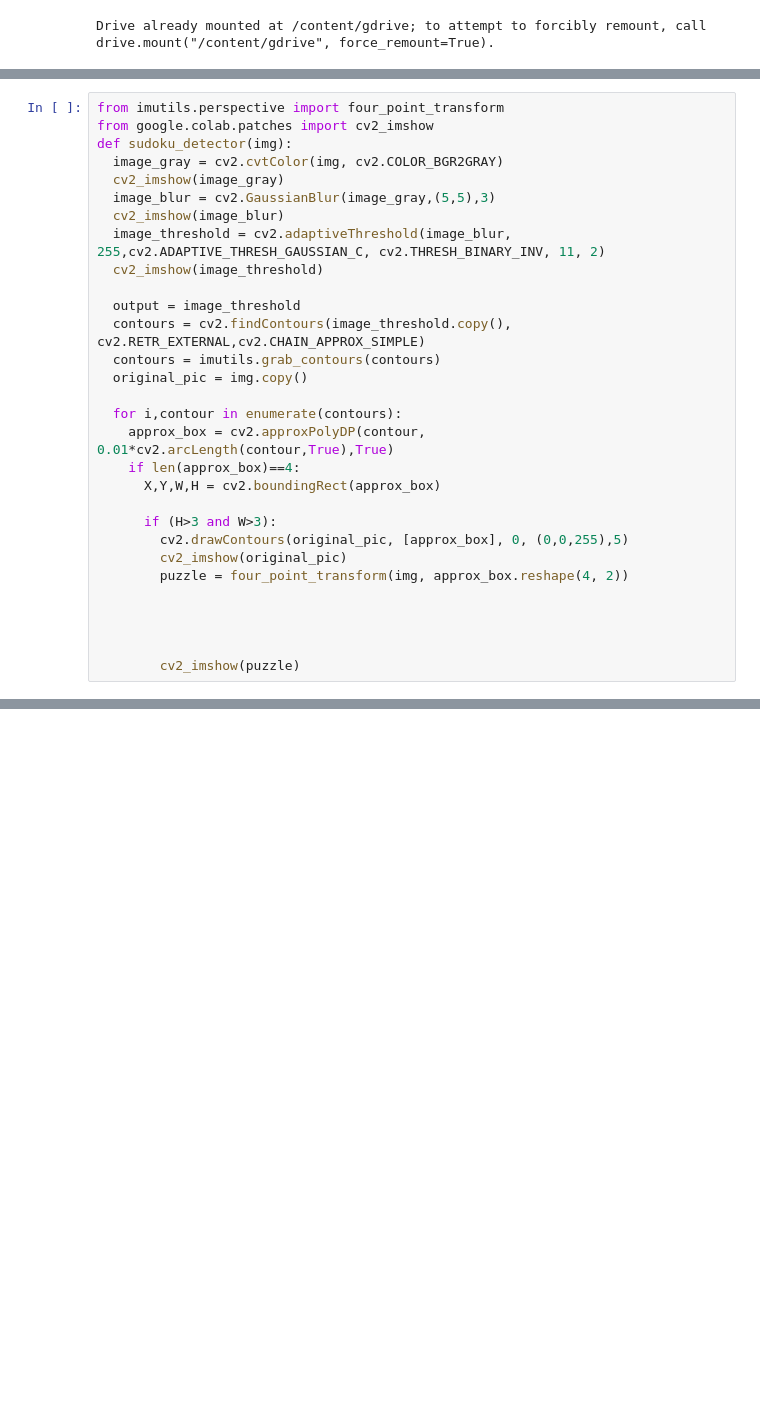
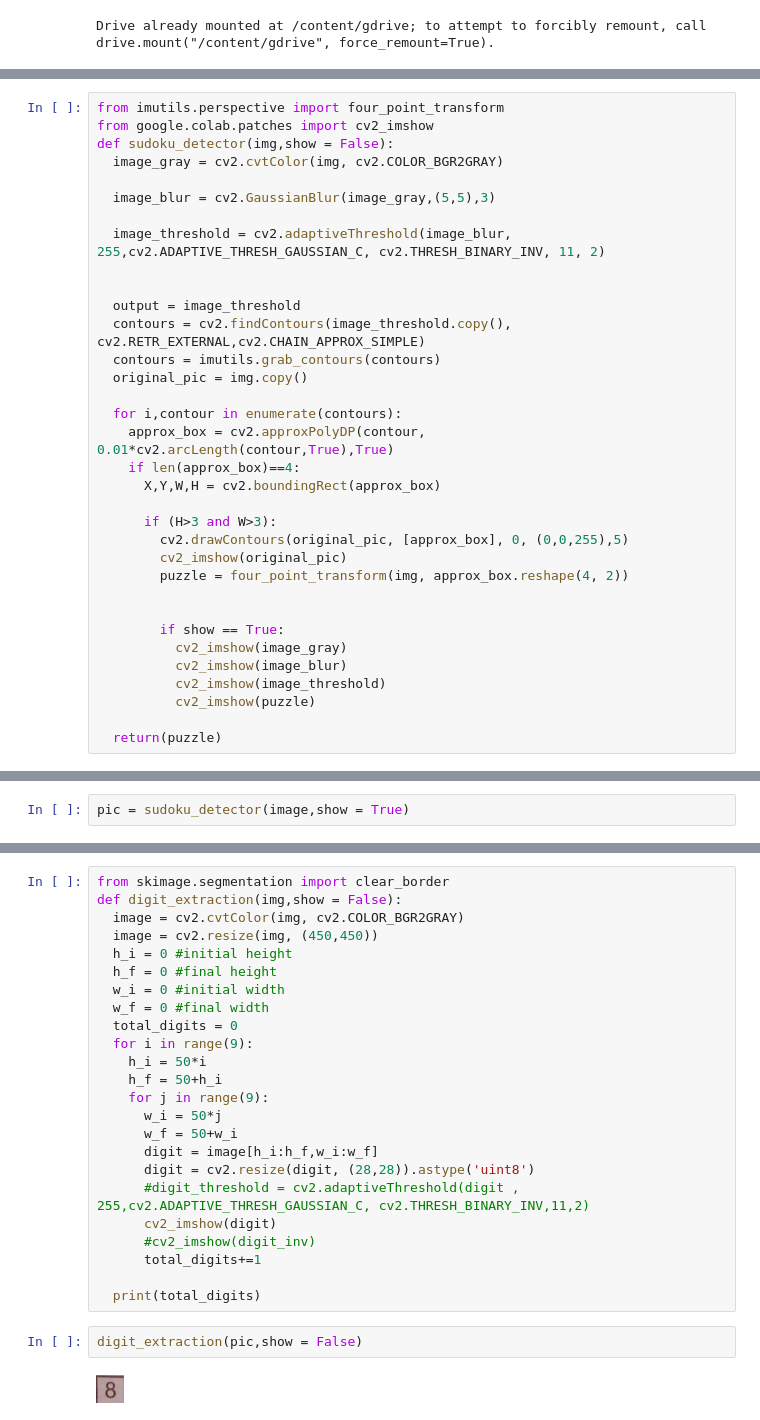
Before and after one commit to shreyas1209/Sudoku_Solver_App, a Jupyter notebook: sudoku_detector.ipynb, the cells around one changed output, grey strips where cells are left out. Cells and saved outputs as stored; diff of their text form; blank space fills up the shorter version.

```diff
--- a/sudoku_detector.ipynb
+++ b/sudoku_detector.ipynb
@@ -27,13 +27,13 @@ Transforms on image:
 # %%
 from imutils.perspective import four_point_transform
 from google.colab.patches import cv2_imshow
-def sudoku_detector(img):
+def sudoku_detector(img,show = False):
   image_gray = cv2.cvtColor(img, cv2.COLOR_BGR2GRAY)
-  cv2_imshow(image_gray)
+
   image_blur = cv2.GaussianBlur(image_gray,(5,5),3)
-  cv2_imshow(image_blur)
+
   image_threshold = cv2.adaptiveThreshold(image_blur, 255,cv2.ADAPTIVE_THRESH_GAUSSIAN_C, cv2.THRESH_BINARY_INV, 11, 2)
-  cv2_imshow(image_threshold)
+
 
   output = image_threshold
   contours = cv2.findContours(image_threshold.copy(), cv2.RETR_EXTERNAL,cv2.CHAIN_APPROX_SIMPLE)
@@ -51,6 +51,10 @@ def sudoku_detector(img):
         puzzle = four_point_transform(img, approx_box.reshape(4, 2))
 
 
+        if show == True:
+          cv2_imshow(image_gray)
+          cv2_imshow(image_blur)
+          cv2_imshow(image_threshold)
+          cv2_imshow(puzzle)
 
-
-        cv2_imshow(puzzle)
+  return(puzzle)
@@ -104,0 +61,2 @@ sudoku_detector(image4)
+# %%
+pic = sudoku_detector(image,show = True)
@@ -104,0 +81,28 @@ sudoku_detector(image4)
+# %%
+from skimage.segmentation import clear_border
+def digit_extraction(img,show = False):
+  image = cv2.cvtColor(img, cv2.COLOR_BGR2GRAY)
+  image = cv2.resize(img, (450,450))
+  h_i = 0 #initial height
+  h_f = 0 #final height
+  w_i = 0 #initial width
+  w_f = 0 #final width
+  total_digits = 0
+  for i in range(9):
+    h_i = 50*i
+    h_f = 50+h_i
+    for j in range(9):
+      w_i = 50*j
+      w_f = 50+w_i
+      digit = image[h_i:h_f,w_i:w_f]
+      digit = cv2.resize(digit, (28,28)).astype('uint8')
+      #digit_threshold = cv2.adaptiveThreshold(digit , 255,cv2.ADAPTIVE_THRESH_GAUSSIAN_C, cv2.THRESH_BINARY_INV,11,2)
+      cv2_imshow(digit)
+      #cv2_imshow(digit_inv)
+      total_digits+=1
+
+  print(total_digits)
+# %%
+digit_extraction(pic,show = False)
+# %% [output]
+[figure, added]
```
Also changed, not shown: parts of 13 cells of this notebook.
